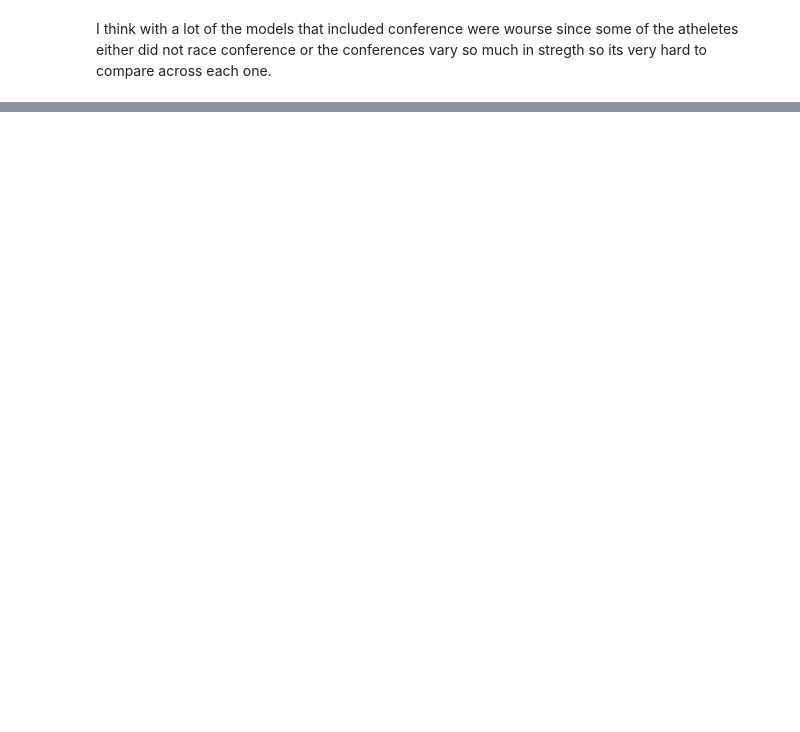
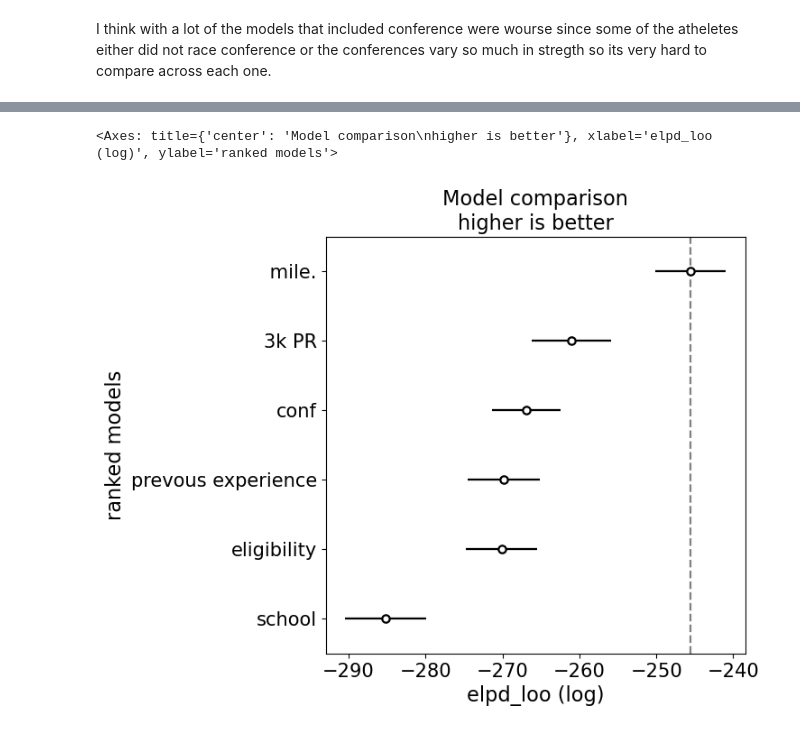
Before and after one commit to evacragnolino/Data-Science-Foundations, a Jupyter notebook: Unit_6_Project.ipynb, the cells around one changed output, grey strips where cells are left out. Cells and saved outputs as stored; diff of their text form; code cells hidden in the pictures; blank space fills up the shorter version.

```diff
--- a/Unit_6_Project.ipynb
+++ b/Unit_6_Project.ipynb
@@ -206,0 +326,3 @@ az.plot_compare(cmp_threeK_bmb)
+# %%
+model_e_bmb = bmb.Model("place ~ eligibility", threeK, family = "gaussian", priors=priors)
+idata_model_e_bmb = model_e_bmb.fit(idata_kwargs={"log_likelihood":True})
@@ -206,0 +332,3 @@ az.plot_compare(cmp_threeK_bmb)
+# %%
+model_pre_bmb = bmb.Model("place ~ prior_experience", threeK, family = "gaussian", priors=priors)
+idata_model_pre_bmb = model_pre_bmb.fit(idata_kwargs={"log_likelihood":True})
@@ -206,0 +338,3 @@ az.plot_compare(cmp_threeK_bmb)
+# %%
+model_school_bmb = bmb.Model("place ~ school", threeK, family = "gaussian", priors=priors)
+idata_model_school_bmb = model_school_bmb.fit(idata_kwargs={"log_likelihood":True})
@@ -206,0 +345,3 @@ az.plot_compare(cmp_threeK_bmb)
+# %%
+cmp_threeK_svar_bmb = az.compare( {"3k PR":idata_g3k_bmb," mile.":idata_model_mile_bmb,"conf":idata_model_conf_bmb,"eligibility":idata_model_e_bmb,"prevous experience":idata_model_pre_bmb,"school":idata_model_school_bmb } )
+cmp_threeK_svar_bmb
@@ -206,0 +356,5 @@ az.plot_compare(cmp_threeK_bmb)
+# %%
+az.plot_compare(cmp_threeK_svar_bmb)
+# %% [output]
+<Axes: title={'center': 'Model comparison\nhigher is better'}, xlabel='elpd_loo (log)', ylabel='ranked models'>
+[figure, added]
```
Also changed, not shown: parts of 26 cells of this notebook.
